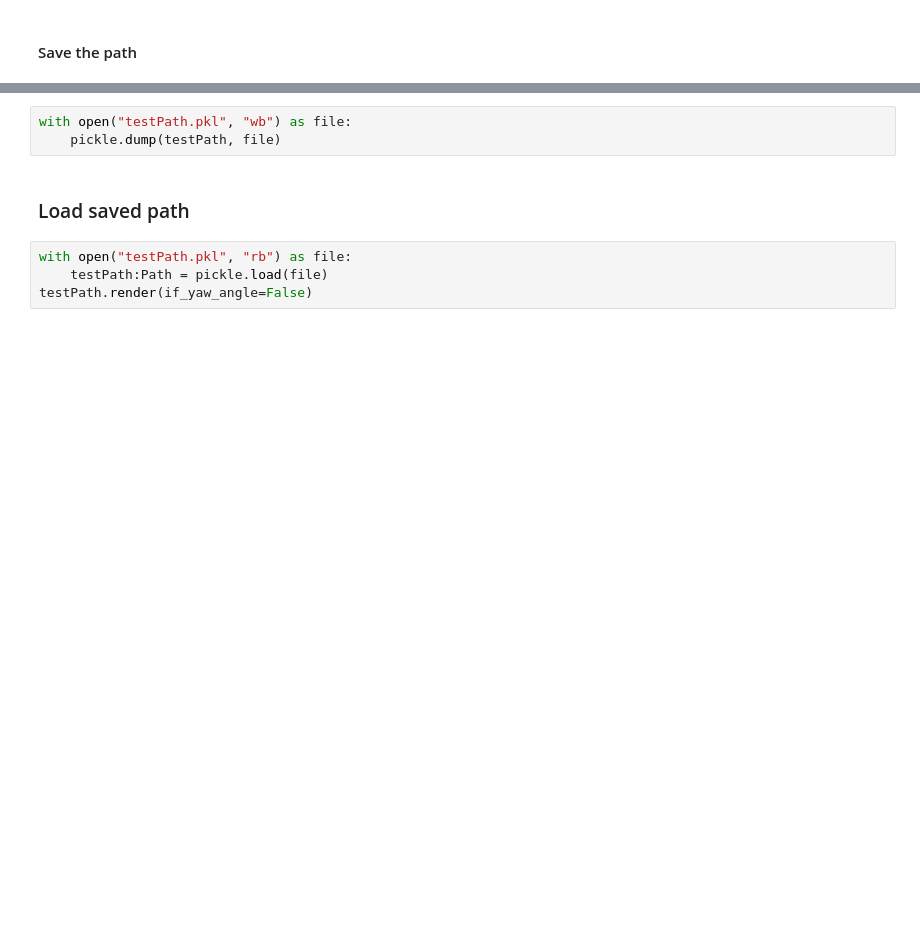
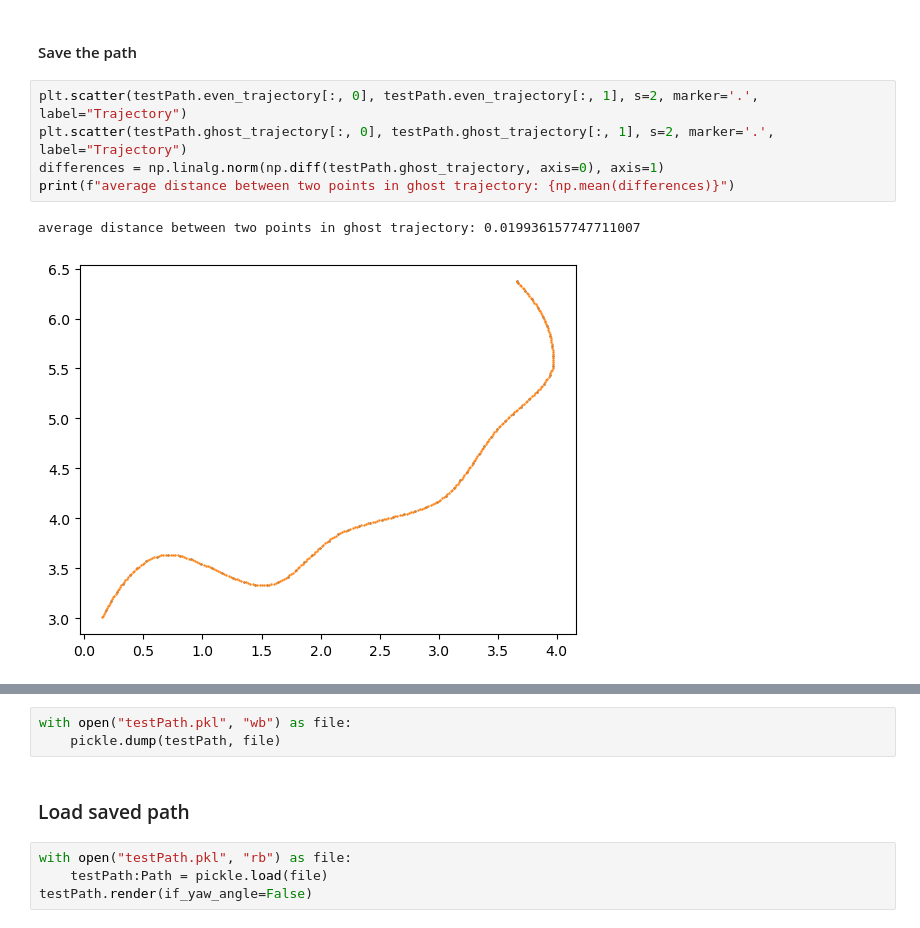
Before and after one commit to SpartanTan/RL-everything, a Jupyter notebook: torh_tutorial/generate_path.ipynb, the cells around one changed output, grey strips where cells are left out. Saved outputs shown, nothing was run; the diff lists cells and outputs as text; blank space fills up the shorter version.

```diff
--- a/torh_tutorial/generate_path.ipynb
+++ b/torh_tutorial/generate_path.ipynb
@@ -538,2 +544,10 @@ Time used: 8.544750213623047
 # %% [markdown]
 #### Save the path
+# %%
+plt.scatter(testPath.even_trajectory[:, 0], testPath.even_trajectory[:, 1], s=2, marker='.', label="Trajectory")
+plt.scatter(testPath.ghost_trajectory[:, 0], testPath.ghost_trajectory[:, 1], s=2, marker='.', label="Trajectory")
+differences = np.linalg.norm(np.diff(testPath.ghost_trajectory, axis=0), axis=1)
+print(f"average distance between two points in ghost trajectory: {np.mean(differences)}")
+# %% [output]
+average distance between two points in ghost trajectory: 0.019936157747711007
+[figure, added]
```
Also changed, not shown: parts of 7 cells of this notebook.
